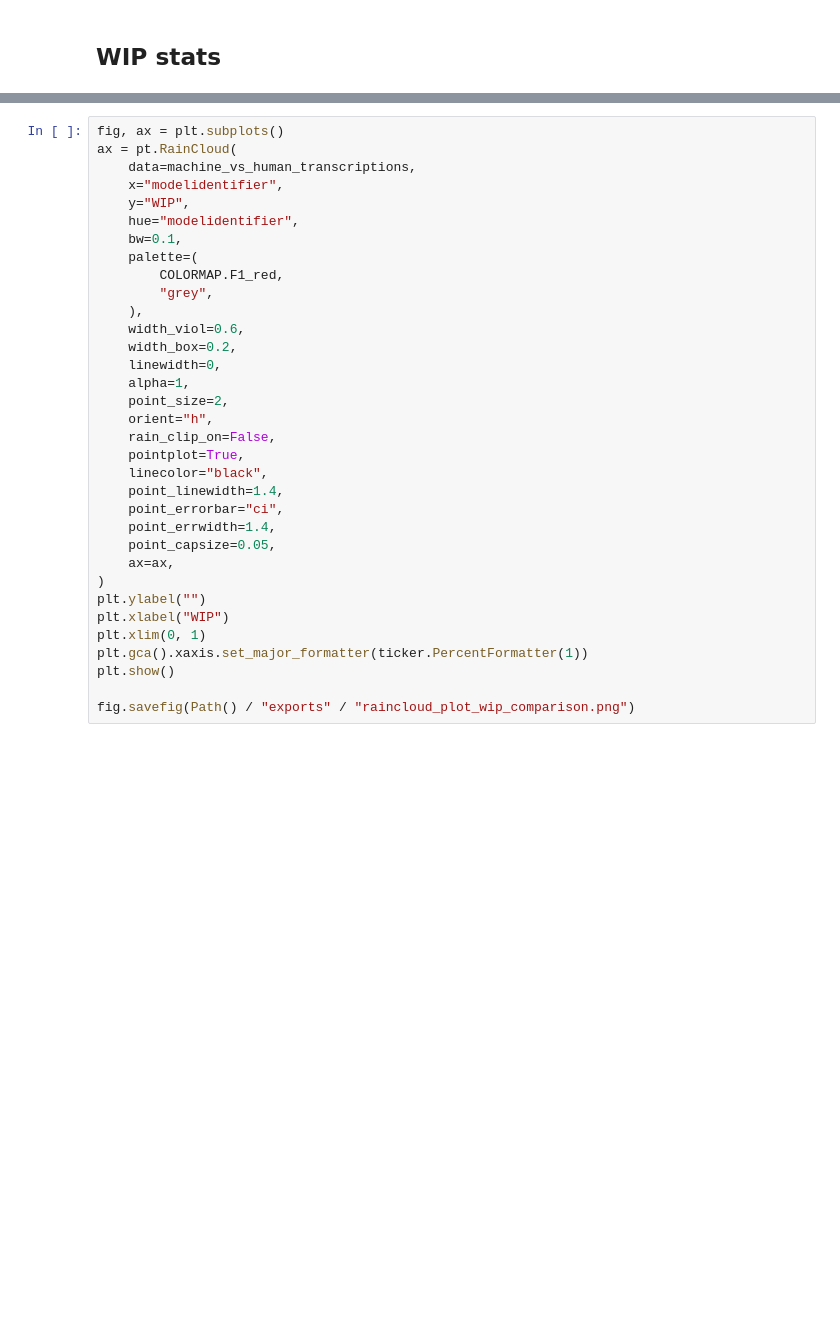
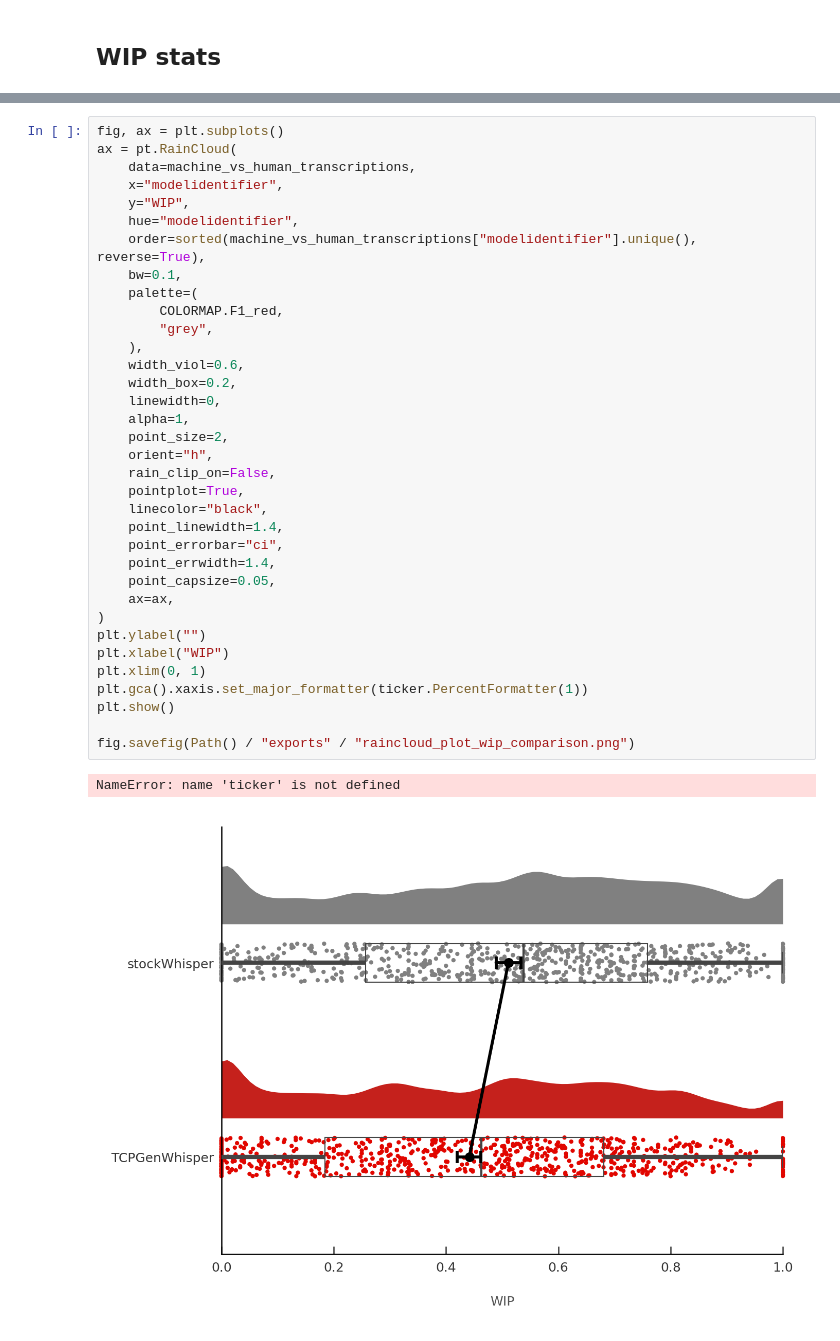
Before and after one commit to dlundgaard/F1-Radio-CBASR, a Jupyter notebook: workbook.ipynb, the cells around one changed output, grey strips where cells are left out. Saved outputs shown, nothing was run; the diff lists cells and outputs as text; blank space fills up the shorter version.

```diff
--- a/workbook.ipynb
+++ b/workbook.ipynb
@@ -274,33 +291,37 @@ ax = pt.RainCloud(
     x="modelidentifier",
     y="WIP",
     hue="modelidentifier",
+    order=sorted(machine_vs_human_transcriptions["modelidentifier"].unique(), reverse=True),
     bw=0.1,
     palette=(
         COLORMAP.F1_red,
         "grey",
     ),
     width_viol=0.6,
     width_box=0.2,
     linewidth=0,
     alpha=1,
     point_size=2,
     orient="h",
     rain_clip_on=False,
     pointplot=True,
     linecolor="black",
     point_linewidth=1.4,
     point_errorbar="ci",
     point_errwidth=1.4,
     point_capsize=0.05,
     ax=ax,
 )
 plt.ylabel("")
 plt.xlabel("WIP")
 plt.xlim(0, 1)
 plt.gca().xaxis.set_major_formatter(ticker.PercentFormatter(1))
 plt.show()
 
 fig.savefig(Path() / "exports" / "raincloud_plot_wip_comparison.png")
+# %% [output]
+NameError: name 'ticker' is not defined
+[figure, added]
 # %%
 with open("data/biasing_list.txt") as file:
     biasing_terms = [word.strip() for word in file]
```
Also changed, not shown: parts of 21 cells of this notebook.
